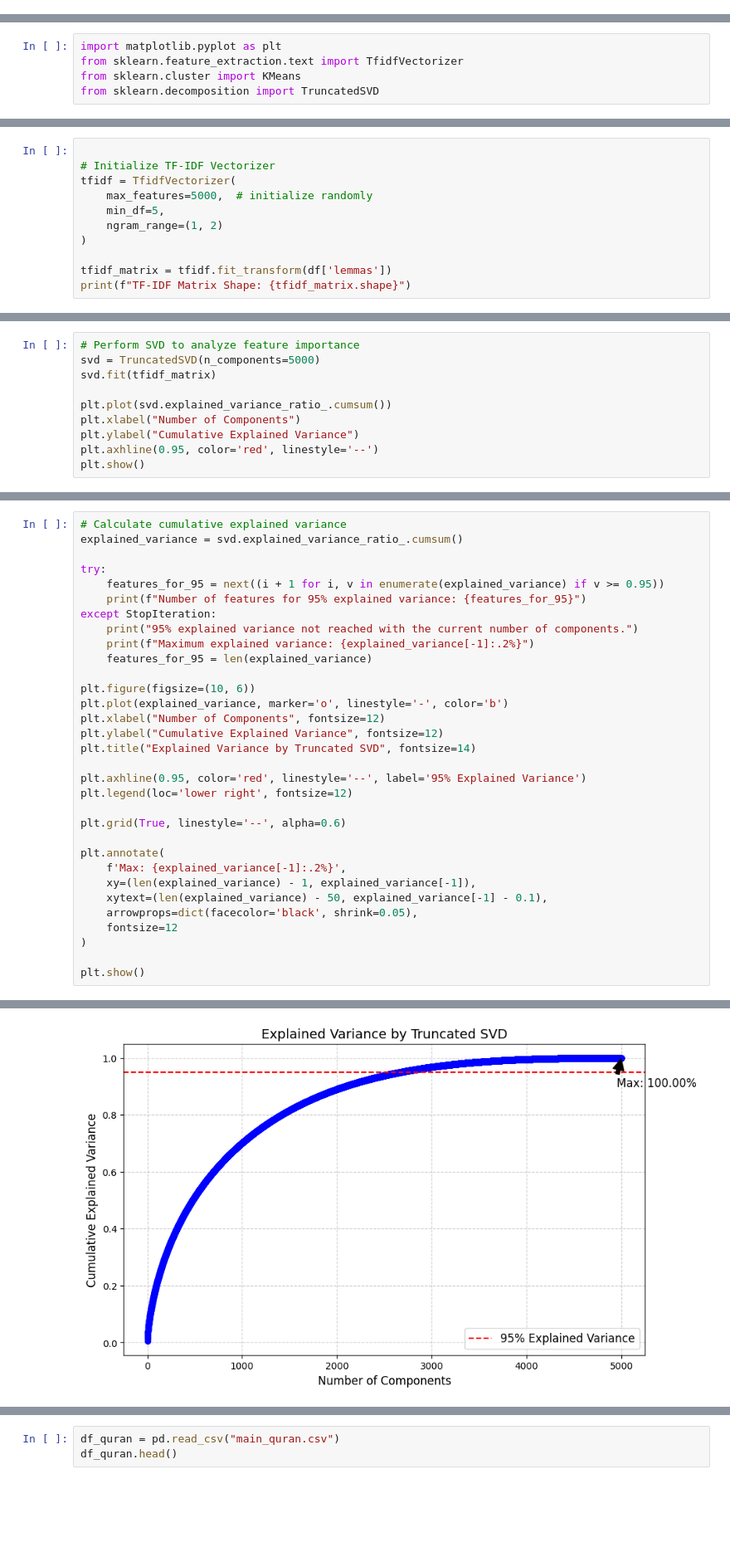
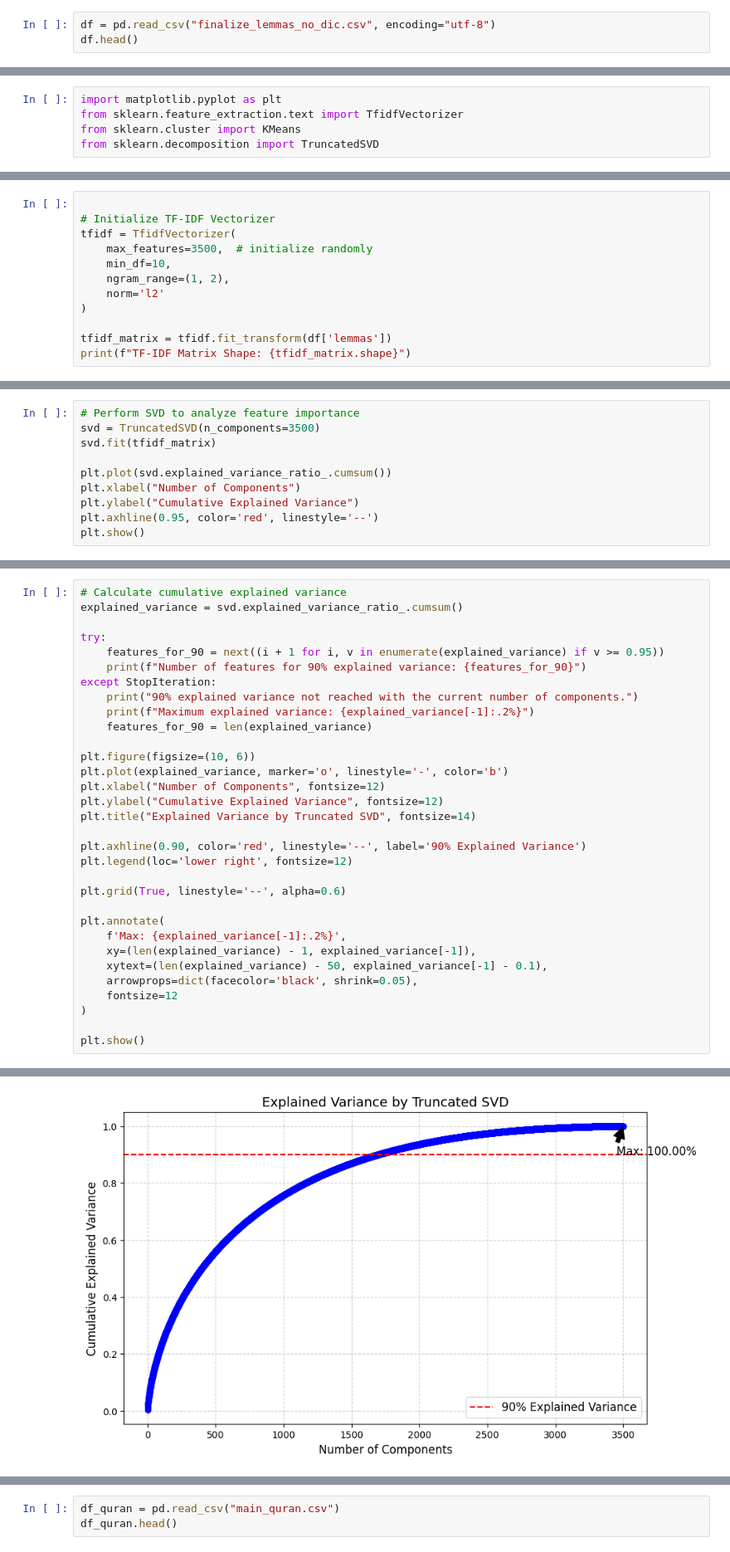
Before and after one commit to mo-matar/K-means-Topic-Modeling-of-Quran, a Jupyter notebook: K-Means Quran Topic Classifier/K_Means_Quran_Topic_Classifier.ipynb, the cells around one changed output, grey strips where cells are left out. Shown at 83% size. Drawn from its saved outputs; the diff is of its cells as text; blank space fills up the shorter version.

```diff
--- a/K-Means Quran Topic Classifier/K_Means_Quran_Topic_Classifier.ipynb
+++ b/K-Means Quran Topic Classifier/K_Means_Quran_Topic_Classifier.ipynb
@@ -1435,2 +1527,5 @@ df.head()
 # %%
 df.to_csv("finalize_lemmas.csv", index=False, encoding="utf-8-sig")
+# %%
+df = pd.read_csv("finalize_lemmas_no_dic.csv", encoding="utf-8")
+df.head()
@@ -1443,9 +1551,10 @@ from sklearn.decomposition import TruncatedSVD
 
 # Initialize TF-IDF Vectorizer
 tfidf = TfidfVectorizer(
-    max_features=5000,  # initialize randomly
-    min_df=5,
-    ngram_range=(1, 2)
+    max_features=3500,  # initialize randomly
+    min_df=10,
+    ngram_range=(1, 2),
+    norm='l2'
 )
 
 tfidf_matrix = tfidf.fit_transform(df['lemmas'])
@@ -1455,6 +1564,6 @@ TF-IDF Matrix Shape: (6236, 5000)
 # %%
 # Perform SVD to analyze feature importance
-svd = TruncatedSVD(n_components=5000)
+svd = TruncatedSVD(n_components=3500)
 svd.fit(tfidf_matrix)
 
 plt.plot(svd.explained_variance_ratio_.cumsum())
@@ -1469,12 +1578,12 @@ plt.show()
 explained_variance = svd.explained_variance_ratio_.cumsum()
 
 try:
-    features_for_95 = next((i + 1 for i, v in enumerate(explained_variance) if v >= 0.95))
-    print(f"Number of features for 95% explained variance: {features_for_95}")
+    features_for_90 = next((i + 1 for i, v in enumerate(explained_variance) if v >= 0.95))
+    print(f"Number of features for 90% explained variance: {features_for_90}")
 except StopIteration:
-    print("95% explained variance not reached with the current number of components.")
+    print("90% explained variance not reached with the current number of components.")
     print(f"Maximum explained variance: {explained_variance[-1]:.2%}")
-    features_for_95 = len(explained_variance)
+    features_for_90 = len(explained_variance)
 
 plt.figure(figsize=(10, 6))
 plt.plot(explained_variance, marker='o', linestyle='-', color='b')
@@ -1482,7 +1591,7 @@ plt.xlabel("Number of Components", fontsize=12)
 plt.ylabel("Cumulative Explained Variance", fontsize=12)
 plt.title("Explained Variance by Truncated SVD", fontsize=14)
 
-plt.axhline(0.95, color='red', linestyle='--', label='95% Explained Variance')
+plt.axhline(0.90, color='red', linestyle='--', label='90% Explained Variance')
 plt.legend(loc='lower right', fontsize=12)
 
 plt.grid(True, linestyle='--', alpha=0.6)
@@ -1501,3 +1610,3 @@ Number of features for 95% explained variance: 2671
-[figure, old version]
+[figure, new version]
 # %%
 tfidf = TfidfVectorizer(
```
Also changed, not shown: parts of 31 cells of this notebook.
